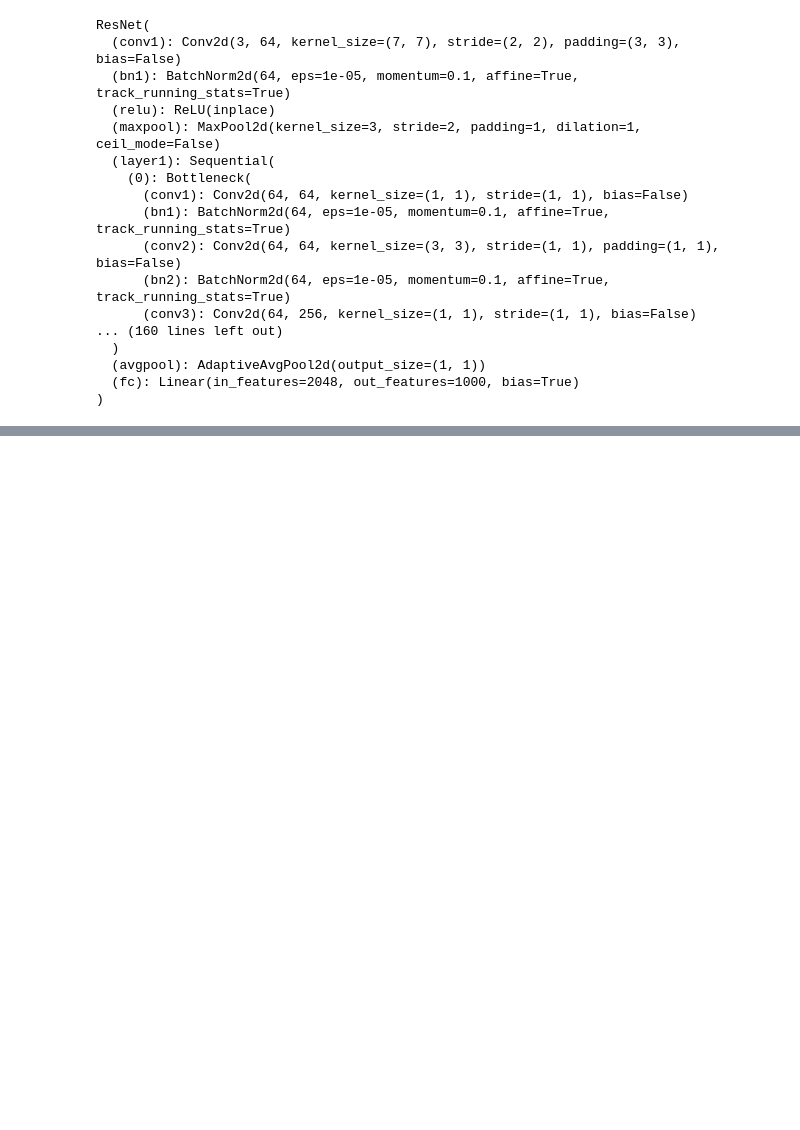
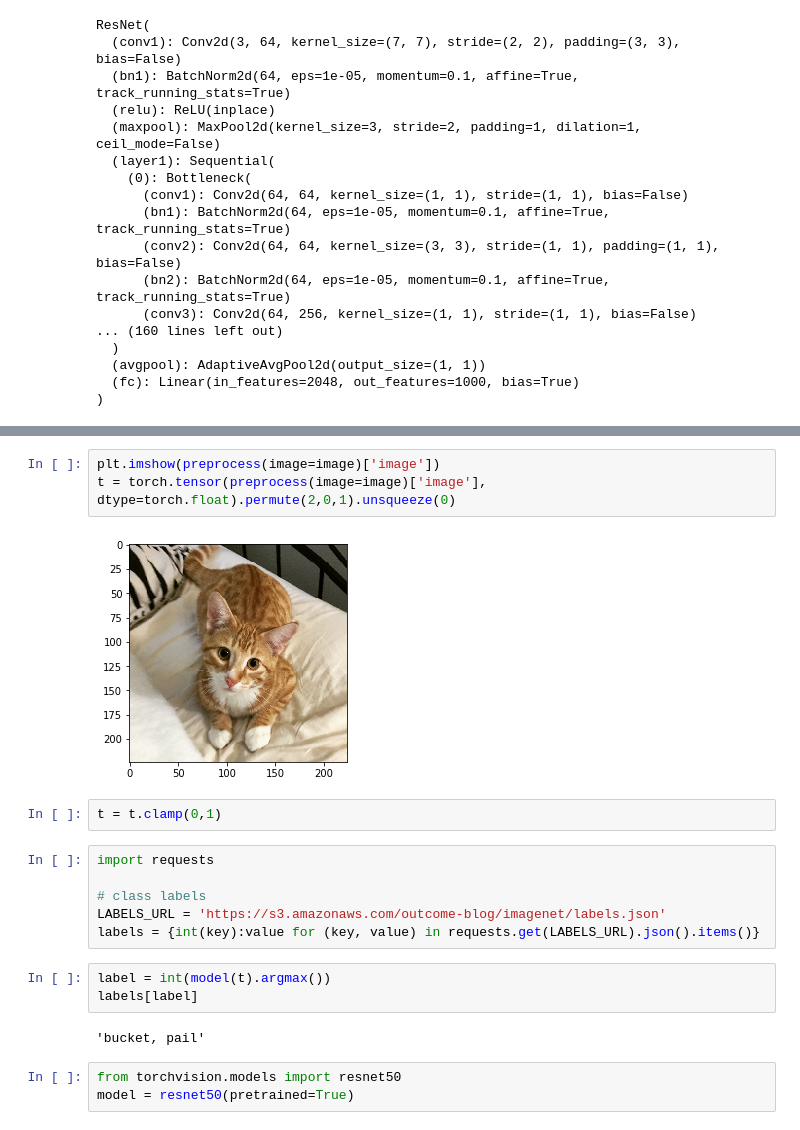
Before and after one commit to fujinara/blindness_detection, a Jupyter notebook: Model.ipynb, the cells around one changed output, grey strips where cells are left out. Cells and saved outputs as stored; diff of their text form; blank space fills up the shorter version.

```diff
--- a/Model.ipynb
+++ b/Model.ipynb
@@ -26,0 +61,21 @@ ResNet(
+# %%
+plt.imshow(preprocess(image=image)['image'])
+t = torch.tensor(preprocess(image=image)['image'], dtype=torch.float).permute(2,0,1).unsqueeze(0)
+# %% [output]
+[figure, added]
+# %%
+t = t.clamp(0,1)
+# %%
+import requests
+
+# class labels
+LABELS_URL = 'https://s3.amazonaws.com/outcome-blog/imagenet/labels.json'
+labels = {int(key):value for (key, value) in requests.get(LABELS_URL).json().items()}
+# %%
+label = int(model(t).argmax())
+labels[label]
+# %% [output]
+'bucket, pail'
+# %%
+from torchvision.models import resnet50
+model = resnet50(pretrained=True)
```
Also changed, not shown: parts of 5 cells of this notebook, 1 other file.
